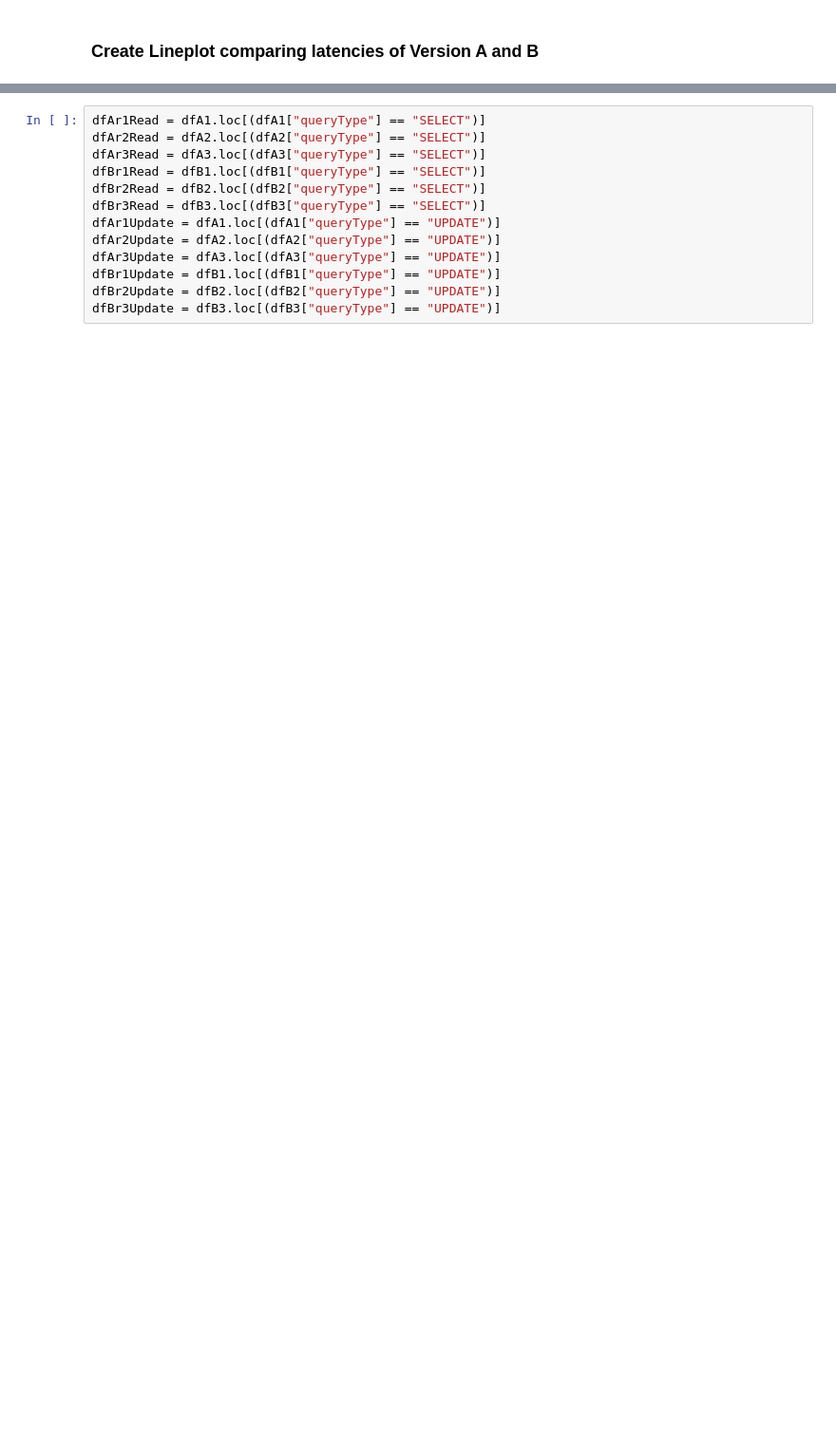
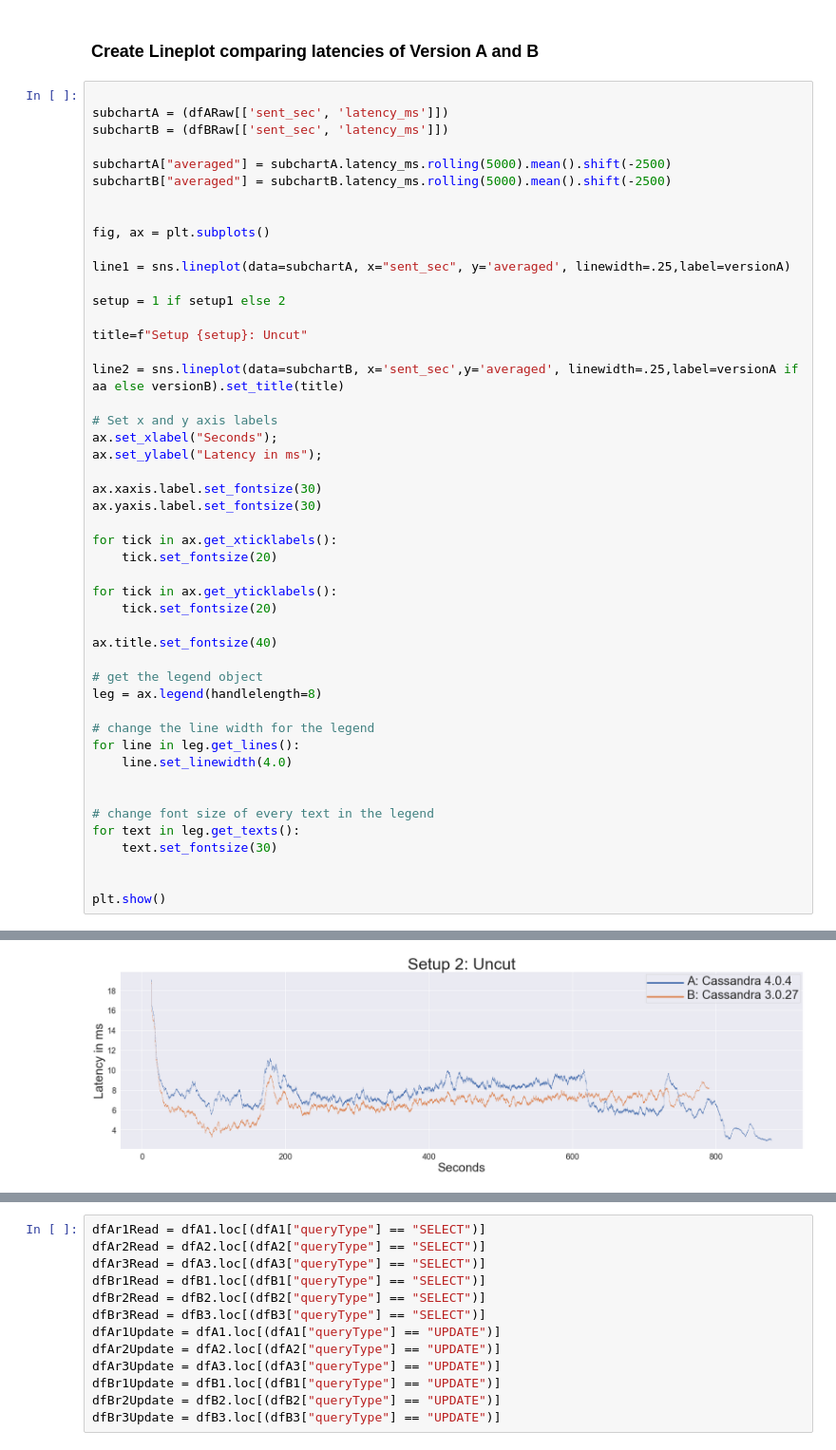
Before and after one commit to FelixMedicusf/DuetBenchmarking, a Jupyter notebook: Results/Result Evaluation.ipynb, the cells around one changed output, grey strips where cells are left out. Shown at 95% size. Saved outputs shown, nothing was run; the diff lists cells and outputs as text; blank space fills up the shorter version.

```diff
--- a/Results/Result Evaluation.ipynb
+++ b/Results/Result Evaluation.ipynb
@@ -400,2 +272,51 @@ print(len(df))
 # %% [markdown]
 ### Create Lineplot comparing latencies of Version A and B
+# %%
+
+subchartA = (dfARaw[['sent_sec', 'latency_ms']])
+subchartB = (dfBRaw[['sent_sec', 'latency_ms']])
+
+subchartA["averaged"] = subchartA.latency_ms.rolling(5000).mean().shift(-2500)
+subchartB["averaged"] = subchartB.latency_ms.rolling(5000).mean().shift(-2500)
+
+
+fig, ax = plt.subplots()
+
+line1 = sns.lineplot(data=subchartA, x="sent_sec", y='averaged', linewidth=.25,label=versionA)
+
+setup = 1 if setup1 else 2
+
+title=f"Setup {setup}: Uncut"
+
+line2 = sns.lineplot(data=subchartB, x='sent_sec',y='averaged', linewidth=.25,label=versionA if aa else versionB).set_title(title)
+
+# Set x and y axis labels
+ax.set_xlabel("Seconds");
+ax.set_ylabel("Latency in ms");
+
+ax.xaxis.label.set_fontsize(30)
+ax.yaxis.label.set_fontsize(30)
+
+for tick in ax.get_xticklabels():
+    tick.set_fontsize(20)
+
+for tick in ax.get_yticklabels():
+    tick.set_fontsize(20)
+
+ax.title.set_fontsize(40)
+
+# get the legend object
+leg = ax.legend(handlelength=8)
+
+# change the line width for the legend
+for line in leg.get_lines():
+    line.set_linewidth(4.0)
+
+
+# change font size of every text in the legend
+for text in leg.get_texts():
+    text.set_fontsize(30)
+
+
+plt.show()
+# %% [output]
@@ -402 +333,2 @@ print(len(df))
+[figure, added]
 # %%
```
Also changed, not shown: parts of 51 cells of this notebook, 1 other file.
